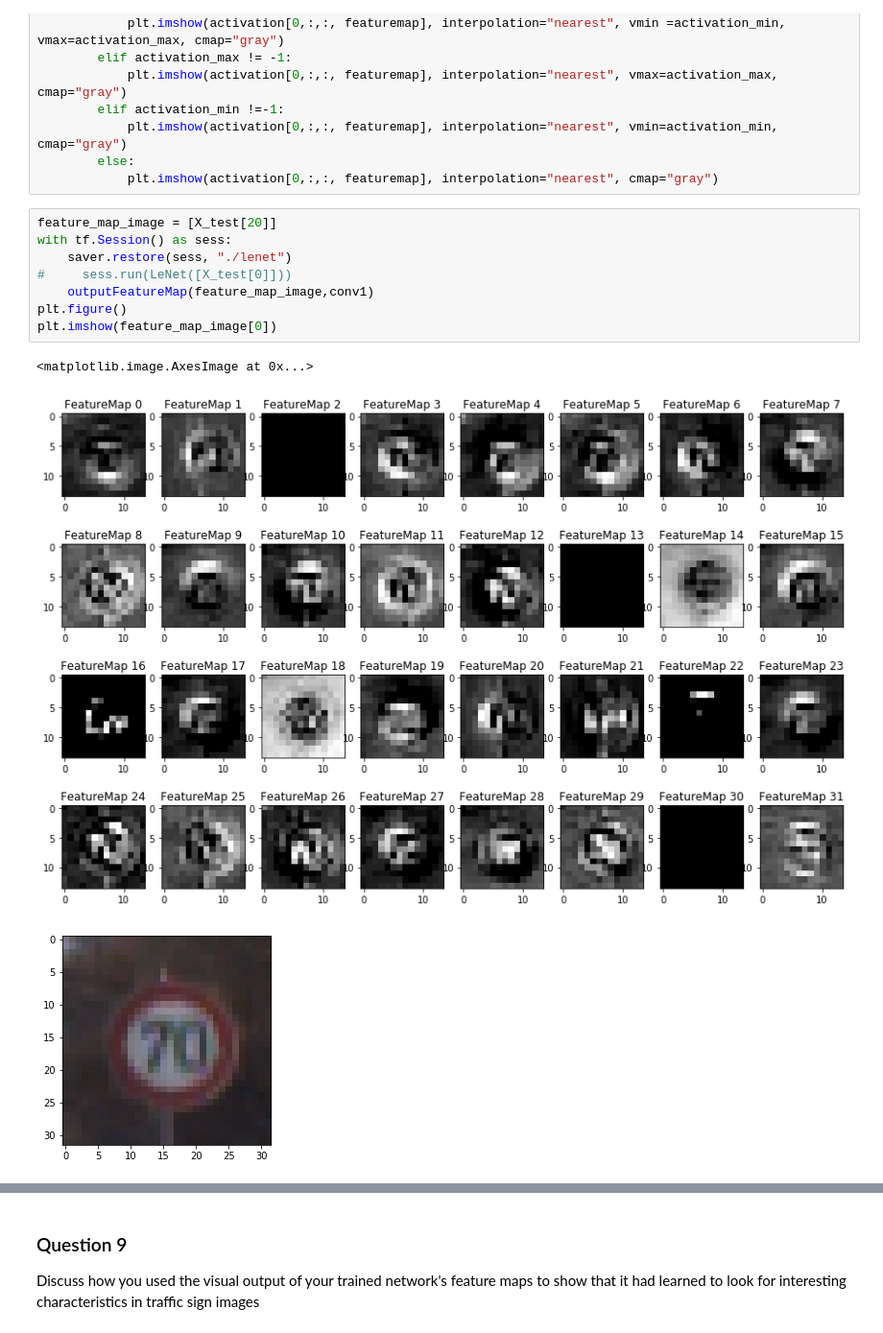
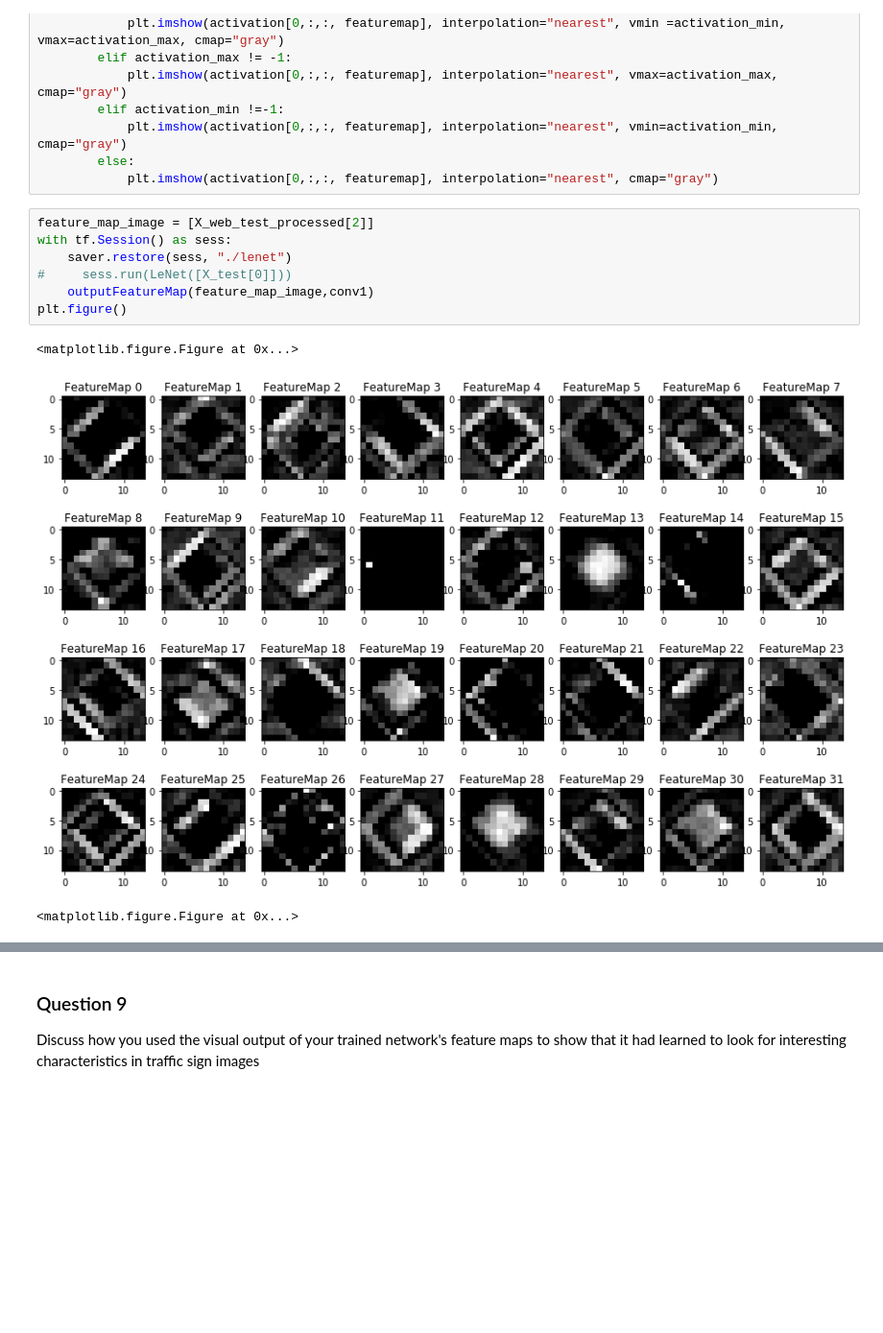
Before and after one commit to fulkast/SelfDrivingCarND, a Jupyter notebook: CarND-Traffic-Sign-Classifier-Project/Traffic_Sign_Classifier.ipynb, the cells around one changed output, grey strips where cells are left out. Shown at 96% size. Saved outputs shown, nothing was run; the diff lists cells and outputs as text; blank space fills up the shorter version.

Commit message:
adding web test output iamge

```diff
--- a/CarND-Traffic-Sign-Classifier-Project/Traffic_Sign_Classifier.ipynb
+++ b/CarND-Traffic-Sign-Classifier-Project/Traffic_Sign_Classifier.ipynb
@@ -536,14 +513,13 @@ def outputFeatureMap(image_input, tf_activation, activation_min=-1, activation_m
         else:
             plt.imshow(activation[0,:,:, featuremap], interpolation="nearest", cmap="gray")
 # %%
-feature_map_image = [X_test[20]]
+feature_map_image = [X_web_test_processed[2]]
 with tf.Session() as sess:
     saver.restore(sess, "./lenet")
 #     sess.run(LeNet([X_test[0]]))
     outputFeatureMap(feature_map_image,conv1)
 plt.figure()
-plt.imshow(feature_map_image[0])
 # %% [output]
-<matplotlib.image.AxesImage at 0x...>
+<matplotlib.figure.Figure at 0x...>
-[figure, old version]
+[figure, new version]
-[figure, removed]
+<matplotlib.figure.Figure at 0x...>
```
Also changed, not shown: parts of 11 cells of this notebook, 1 other file.
